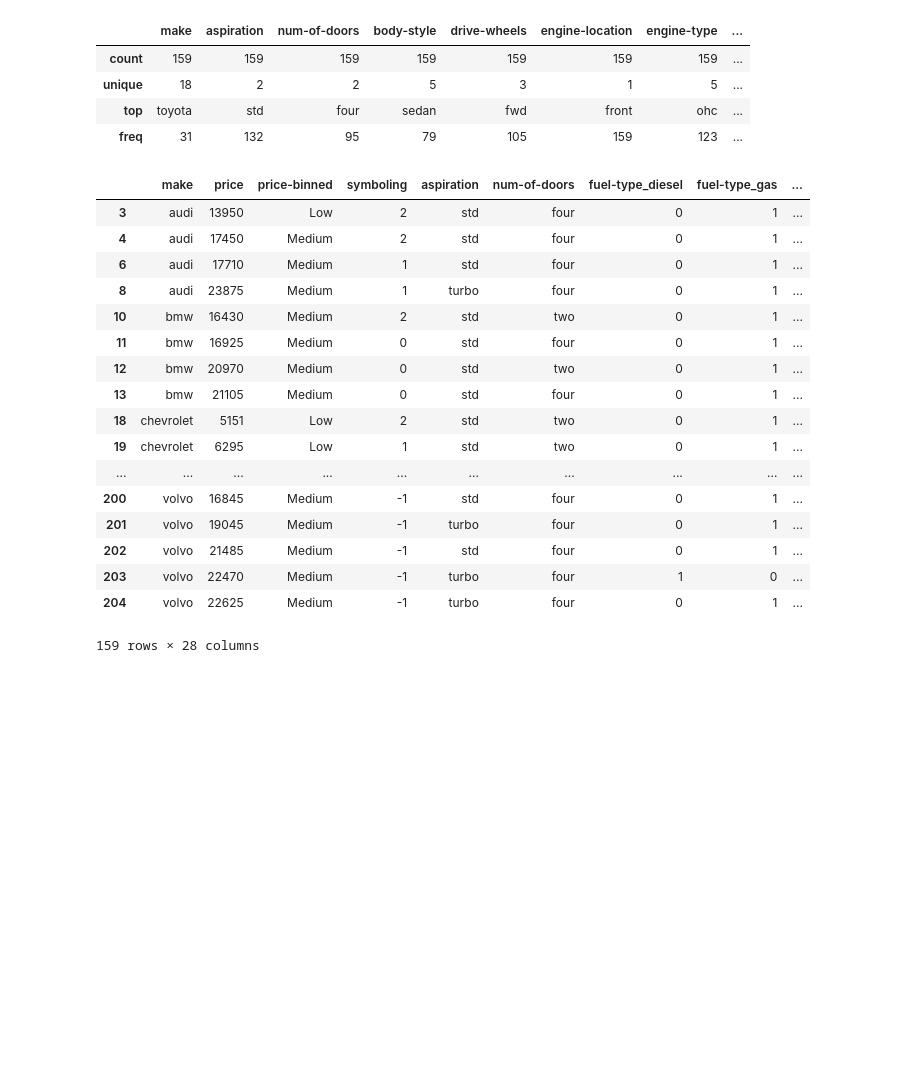
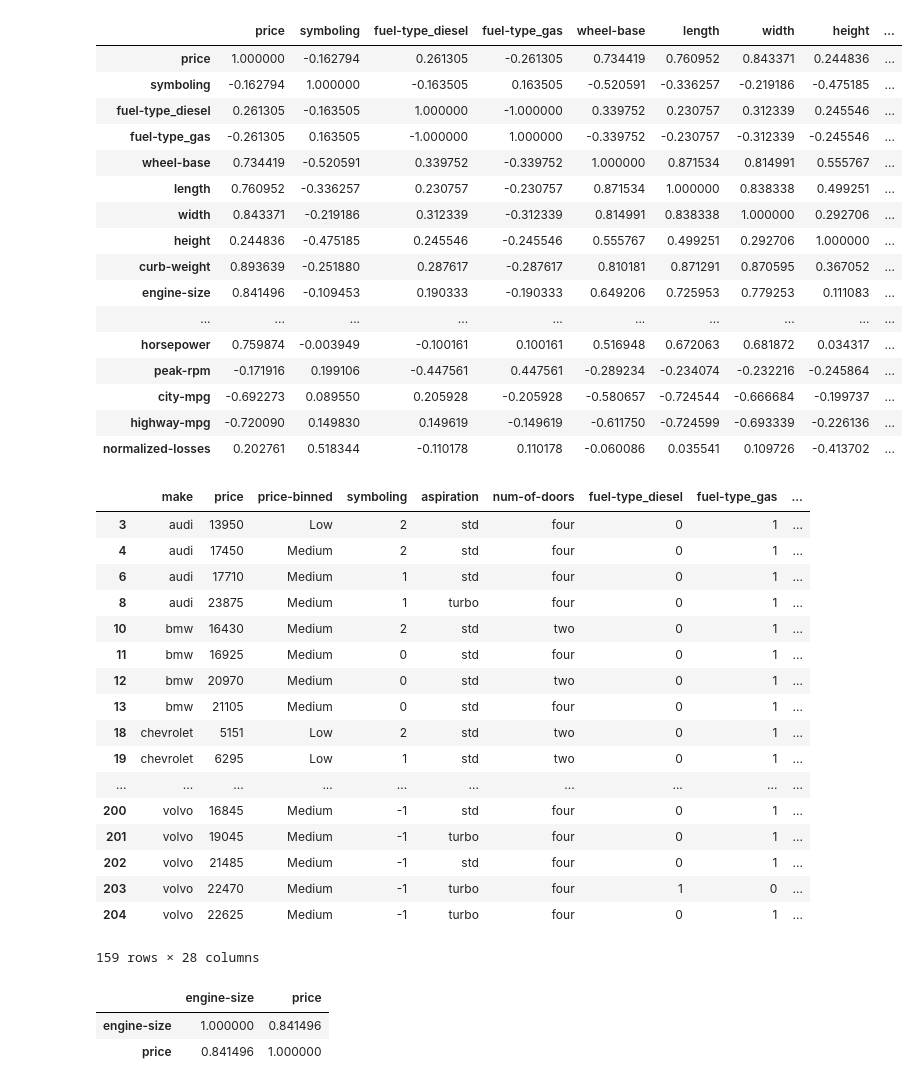
Before and after one commit to jmjkim/Data-Analysis-Project, a Jupyter notebook: CSV Analysis/automobile.ipynb, the cells around one changed output. Drawn from its saved outputs; the diff is of its cells as text; code cells hidden in the pictures; blank space fills up the shorter version.

```diff
--- a/CSV Analysis/automobile.ipynb
+++ b/CSV Analysis/automobile.ipynb
@@ -36,28 +36,39 @@ df["width"] = df["width"]/df["width"].max() #
 # %%
 ### Data Visualization Block 1
 ## Correlation between engine-size vs price which indicates that engine-size is a good predictor of price
 x = df["engine-size"]
 y = df["price"]
 
 plt.title("Scatter plot of Engine Size vs Price")
 plt.xlabel("Engine Size")
 plt.ylabel("Price")
 
 sns.regplot(x = "engine-size", y = "price", data = df)
 plt.ylim(0, )
-
 plt.scatter(x, y)
 
-# pearson_coef, p_value = stats.pearsonr(df["horsepower"], df["price"])
+# pearson_coef, p_value = stats.pearsonr(df["engine-size"], df["price"])
 # display(pearson_coef, p_value)
 
-display(df.describe(include=["object"]) ,df)
+display(df.corr(), df, df[["engine-size", "price"]].corr())
 # %% [output]
-|  | make | aspiration | num-of-doors | body-style | drive-wheels | engine-location | engine-type | ... |
-| count | 159 | 159 | 159 | 159 | 159 | 159 | 159 | ... |
-| unique | 18 | 2 | 2 | 5 | 3 | 1 | 5 | ... |
-| top | toyota | std | four | sedan | fwd | front | ohc | ... |
-| freq | 31 | 132 | 95 | 79 | 105 | 159 | 123 | ... |
+|  | price | symboling | fuel-type_diesel | fuel-type_gas | wheel-base | length | width | height | ... |
+| price | 1.000000 | -0.162794 | 0.261305 | -0.261305 | 0.734419 | 0.760952 | 0.843371 | 0.244836 | ... |
+| symboling | -0.162794 | 1.000000 | -0.163505 | 0.163505 | -0.520591 | -0.336257 | -0.219186 | -0.475185 | ... |
+| fuel-type_diesel | 0.261305 | -0.163505 | 1.000000 | -1.000000 | 0.339752 | 0.230757 | 0.312339 | 0.245546 | ... |
+| fuel-type_gas | -0.261305 | 0.163505 | -1.000000 | 1.000000 | -0.339752 | -0.230757 | -0.312339 | -0.245546 | ... |
+| wheel-base | 0.734419 | -0.520591 | 0.339752 | -0.339752 | 1.000000 | 0.871534 | 0.814991 | 0.555767 | ... |
+| length | 0.760952 | -0.336257 | 0.230757 | -0.230757 | 0.871534 | 1.000000 | 0.838338 | 0.499251 | ... |
+| width | 0.843371 | -0.219186 | 0.312339 | -0.312339 | 0.814991 | 0.838338 | 1.000000 | 0.292706 | ... |
+| height | 0.244836 | -0.475185 | 0.245546 | -0.245546 | 0.555767 | 0.499251 | 0.292706 | 1.000000 | ... |
+| curb-weight | 0.893639 | -0.251880 | 0.287617 | -0.287617 | 0.810181 | 0.871291 | 0.870595 | 0.367052 | ... |
+| engine-size | 0.841496 | -0.109453 | 0.190333 | -0.190333 | 0.649206 | 0.725953 | 0.779253 | 0.111083 | ... |
+| ... | ... | ... | ... | ... | ... | ... | ... | ... | ... |
+| horsepower | 0.759874 | -0.003949 | -0.100161 | 0.100161 | 0.516948 | 0.672063 | 0.681872 | 0.034317 | ... |
+| peak-rpm | -0.171916 | 0.199106 | -0.447561 | 0.447561 | -0.289234 | -0.234074 | -0.232216 | -0.245864 | ... |
+| city-mpg | -0.692273 | 0.089550 | 0.205928 | -0.205928 | -0.580657 | -0.724544 | -0.666684 | -0.199737 | ... |
+| highway-mpg | -0.720090 | 0.149830 | 0.149619 | -0.149619 | -0.611750 | -0.724599 | -0.693339 | -0.226136 | ... |
+| normalized-losses | 0.202761 | 0.518344 | -0.110178 | 0.110178 | -0.060086 | 0.035541 | 0.109726 | -0.413702 | ... |
 |  | make | price | price-binned | symboling | aspiration | num-of-doors | fuel-type_diesel | fuel-type_gas | ... |
 | 3 | audi | 13950 | Low | 2 | std | four | 0 | 1 | ... |
 | 4 | audi | 17450 | Medium | 2 | std | four | 0 | 1 | ... |
@@ -76,4 +87,7 @@ display(df.describe(include=["object"]) ,df)
 | 203 | volvo | 22470 | Medium | -1 | turbo | four | 1 | 0 | ... |
 | 204 | volvo | 22625 | Medium | -1 | turbo | four | 0 | 1 | ... |
 159 rows × 28 columns
+|  | engine-size | price |
+| engine-size | 1.000000 | 0.841496 |
+| price | 0.841496 | 1.000000 |
 [figure]
```
Also changed, not shown: parts of 1 cell of this notebook.
